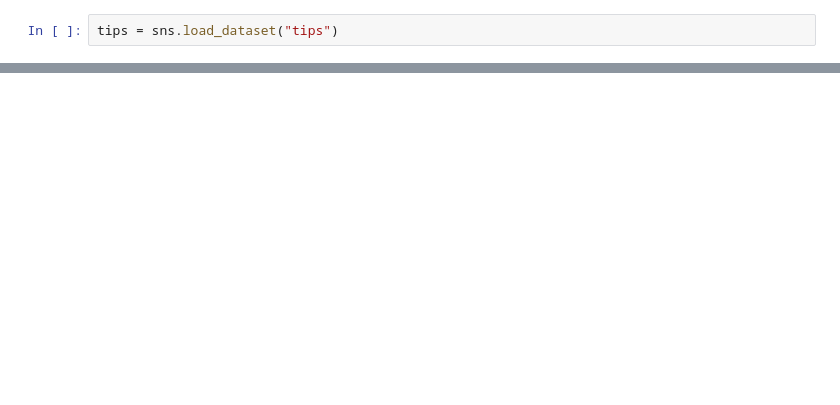
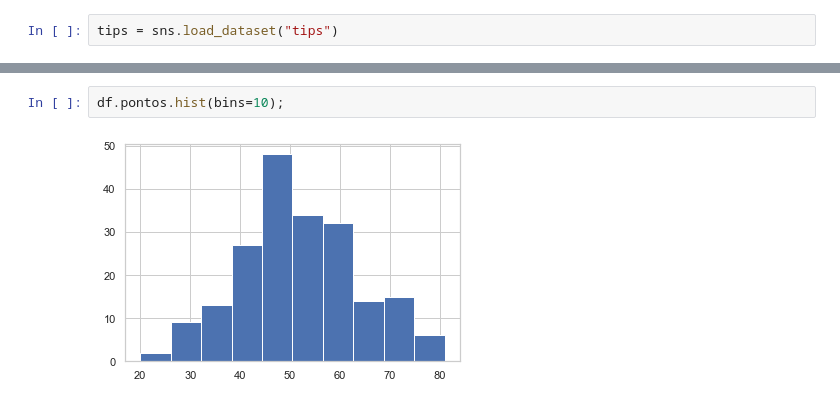
Before and after one commit to vitorioluis/Machine-Learning, a Jupyter notebook: Brasileiro/Brasileirão.ipynb, the cells around one changed output, grey strips where cells are left out. Cells and saved outputs as stored; diff of their text form; blank space fills up the shorter version.

```diff
--- a/Brasileiro/Brasileirão.ipynb
+++ b/Brasileiro/Brasileirão.ipynb
@@ -46,0 +72,4 @@ sns.scatterplot(x="total_bill", y="tip", data=tips, hue="day")
+# %%
+df.pontos.hist(bins=10);
+# %% [output]
+[figure, added]
```
Also changed, not shown: parts of 12 cells of this notebook, 2 other files.
